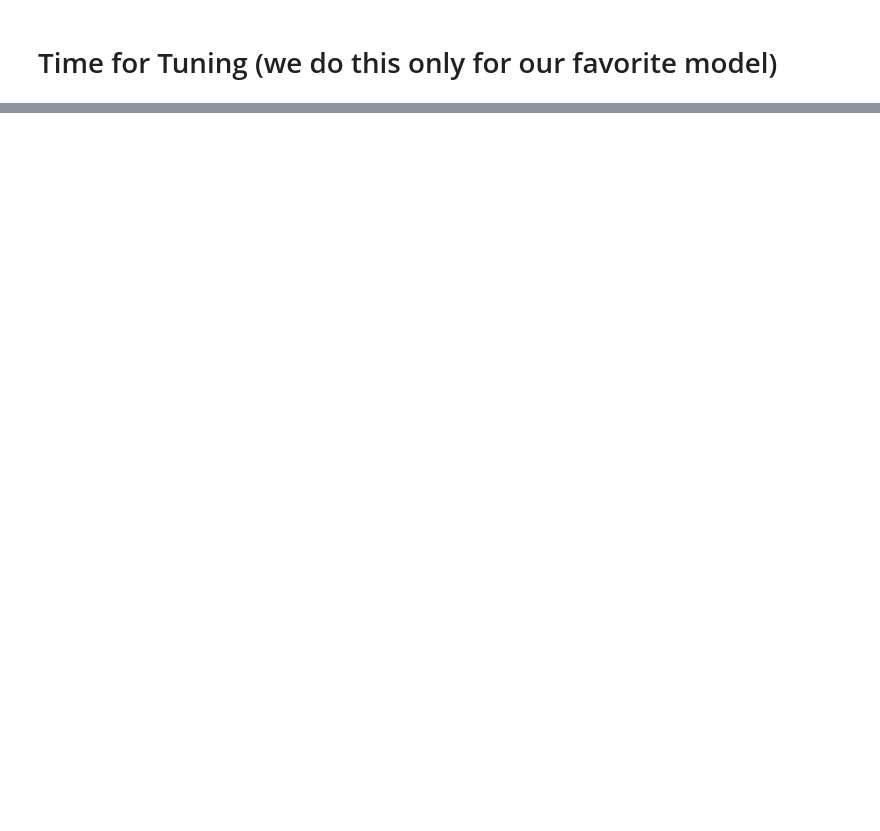
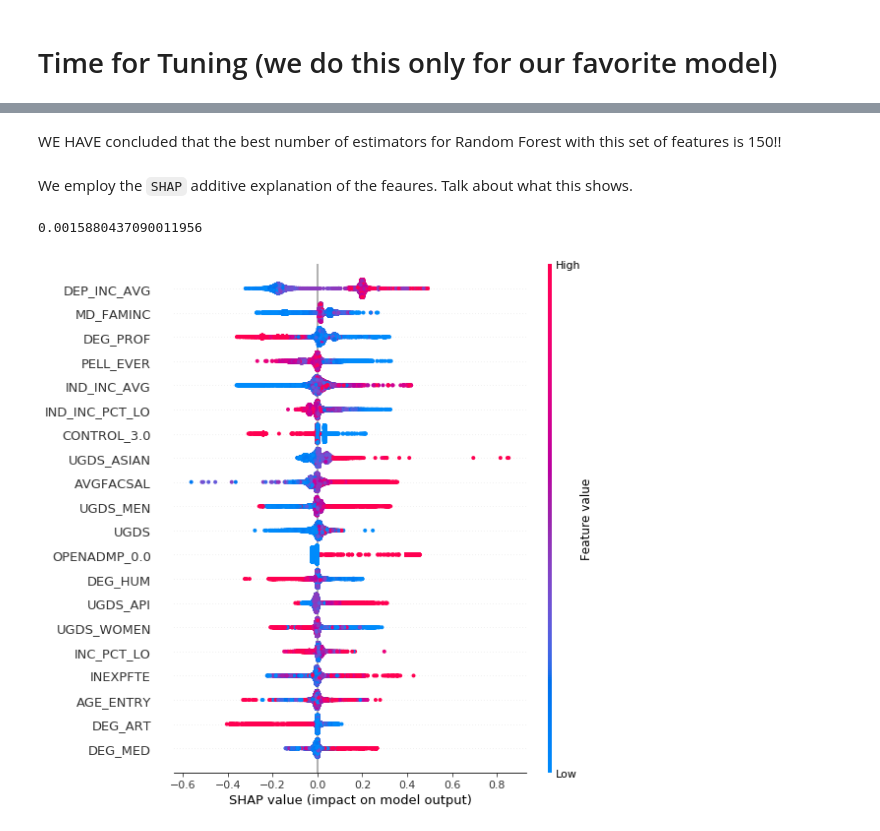
Before and after one commit to jeswan/post-secondary-education, a Jupyter notebook: tuning.ipynb, the cells around one changed output, grey strips where cells are left out. Cells and saved outputs as stored; diff of their text form; code cells hidden in the pictures; blank space fills up the shorter version.

```diff
--- a/tuning.ipynb
+++ b/tuning.ipynb
@@ -88,0 +167,5 @@ NOW, we compare each of these to the truth using MSE and find the smallest one.
+# %%
+est = 20
+sel = model.RF
+
+rf_feature_importance, rf_rfe, rf_preds = model.run_model(x_train, y_train, x_test, est, sel)
@@ -137 +279,10 @@ error_metric = model.MSE
+# %%
+target = 'MD_EARN_WNE_P6'
+k=5
+est_list = [10, 20, 30, 50, 100, 150]
+error_metric = model.MSE
+df_no_id = df.drop('UNITID', axis=1)
+# %%
+train, test = model.sampling_data(df_rfe)
+x_train, y_train, x_test, y_test = model.split_data(train, test, target)
 # %%
@@ -164,0 +331,18 @@ xValRF(x_train, y_train, target, k, est_list, error_metric)
+# %% [markdown]
+WE HAVE concluded that the best number of estimators for Random Forest with this set of features is 150!!
+# %% [markdown]
+We employ the `SHAP` additive explanation of the feaures. Talk about what this shows.
+# %%
+#This is for running the optimally tuned random forest
+est = 150
+sel = model.RF
+
+rf_feature_importance_f, rf, rf_preds = model.run_model(x_train, y_train, x_test, est, sel)
+# %%
+mean_squared_error(y_test, rf_preds)
+# %% [output]
+0.0015880437090011956
+# %%
+model.shap_summary_plot_for_Trees(rf, x_train)
+# %% [output]
+[figure, added]
```
Also changed, not shown: parts of 89 cells of this notebook, 3 other files.
